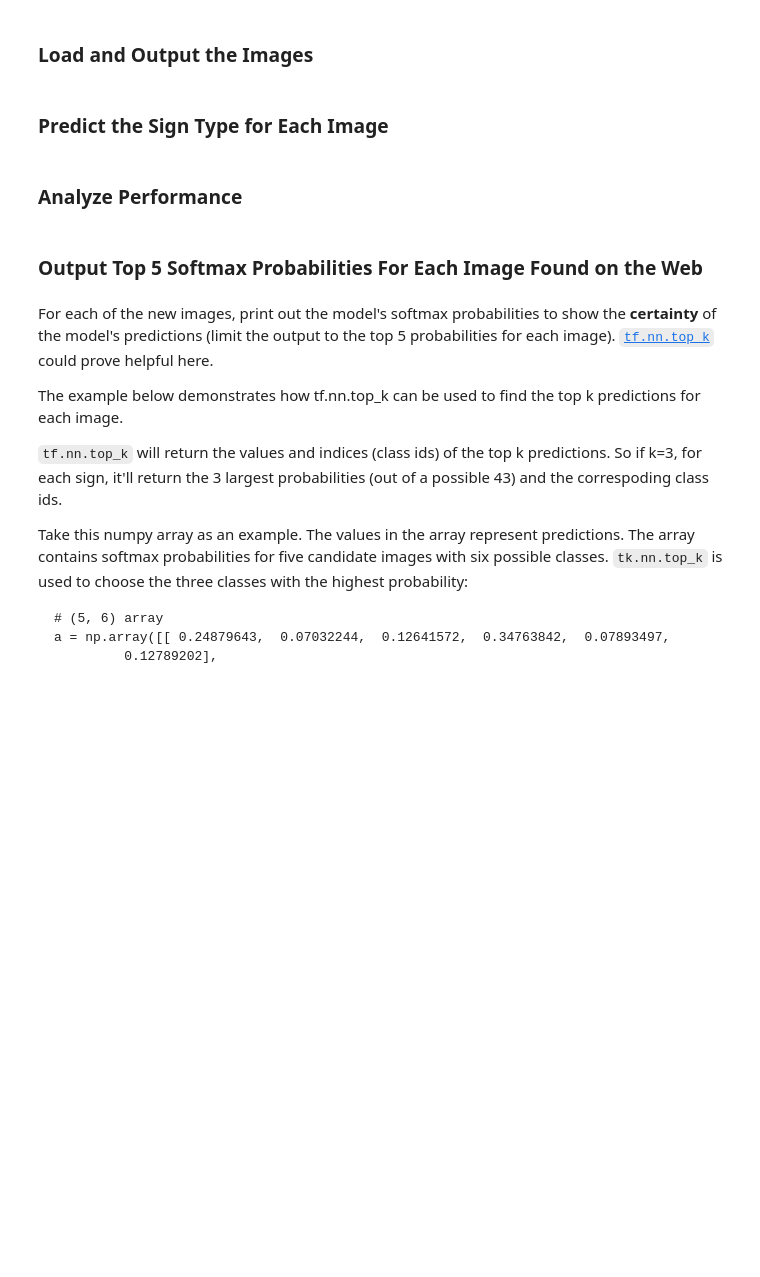
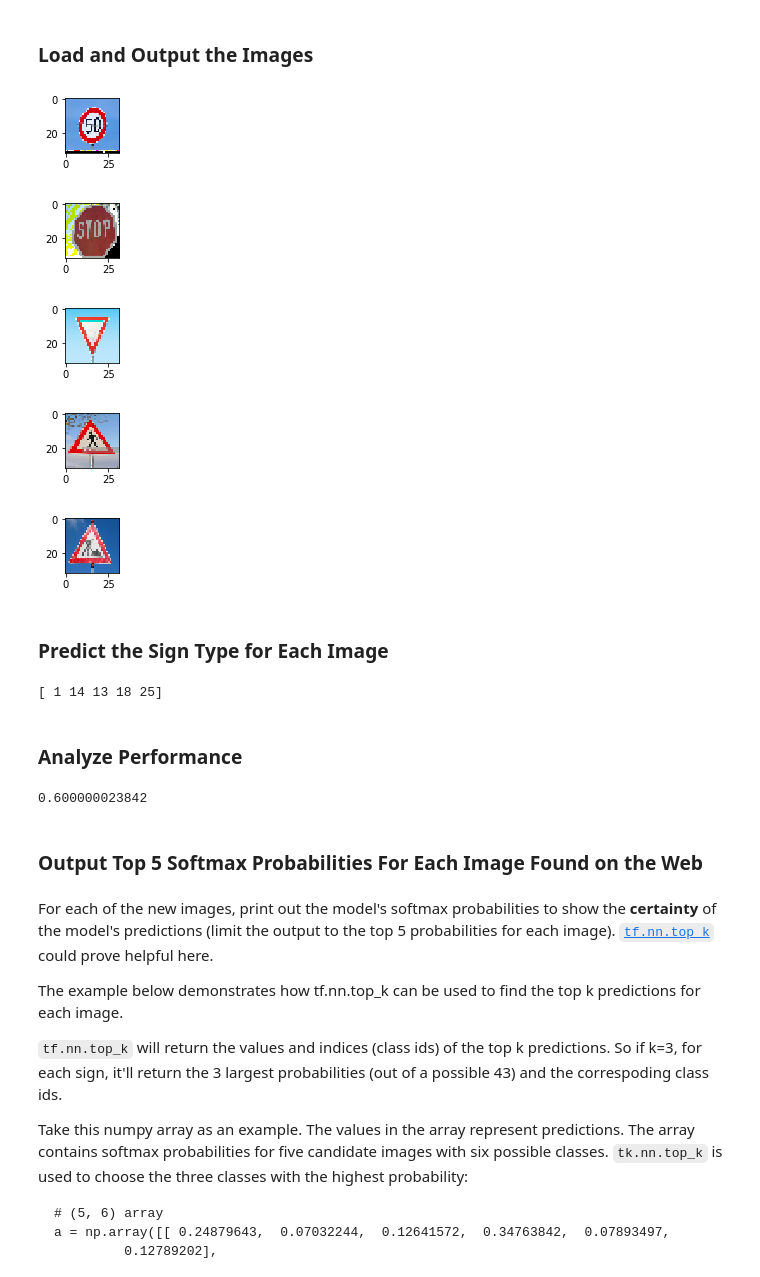
Before and after one commit to arkhalid/CarND-Traffic-Sign-Classifier-Project, a Jupyter notebook: Traffic_Sign_Classifier.ipynb, the cells around one changed output. Drawn from its saved outputs; the diff is of its cells as text; code cells hidden in the pictures; blank space fills up the shorter version.

```diff
--- a/Traffic_Sign_Classifier.ipynb
+++ b/Traffic_Sign_Classifier.ipynb
@@ -403,14 +437,55 @@ You may find `signnames.csv` useful as it contains mappings from the class id (i
+# %%
+### Load the images and plot them here.
+### Feel free to use as many code cells as needed.
+import matplotlib.pyplot as plt
+import numpy as np
+import cv2
+import tensorflow as tf
+from PIL import Image
+%matplotlib inline
+imArray = np.zeros((5,32,32,3))
+for i in range(5):
+    im = cv2.imread('./test/'+str(i)+'.jpg')
+    resized_image = (cv2.resize(im, (32, 32)))
+    b,g,r = cv2.split(resized_image);
+    resized_rgb = cv2.merge([r,g,b])
+    resized_expanded = np.expand_dims(resized_rgb,0)
+    imArray[i,:,:,:] = resized_expanded
+    plt.figure(figsize=(1+i,1))
+    plt.imshow(255 - imArray[i,:,:,:])
+test_labels = np.array([2,14,13,27,25])
+# %% [output]
+[figure, added]
+[figure, added]
+[figure, added]
+[figure, added]
+[figure, added]
 # %% [markdown]
 ### Predict the Sign Type for Each Image
 # %%
 ### Run the predictions here and use the model to output the prediction for each image.
 ### Make sure to pre-process the images with the same pre-processing pipeline used earlier.
 ### Feel free to use as many code cells as needed.
+#X_test_ = process_images(imArray)
+X_test_new = normalize_grayscale(imArray)
+with tf.Session() as sess:
+    # Load the weights and bias
+    saver.restore(sess, './lenet')
+    predicted = sess.run(tf.argmax(logits, 1),feed_dict={x: X_test_new, y: test_labels,keep_prob:1.0,training_mode:False})
+    print(predicted)
+# %% [output]
+[ 1 14 13 18 25]
 # %% [markdown]
 ### Analyze Performance
 # %%
 ### Calculate the accuracy for these 5 new images.
 ### For example, if the model predicted 1 out of 5 signs correctly, it's 20% accurate on these new images.
+with tf.Session() as sess:
+    saver.restore(sess, './lenet')
+    acc = evaluate(X_test_new, test_labels)
+    print(acc)
+# %% [output]
+0.600000023842
 # %% [markdown]
 ### Output Top 5 Softmax Probabilities For Each Image Found on the Web
 # %% [markdown]
```
Also changed, not shown: parts of 12 cells of this notebook, 3 other files.
